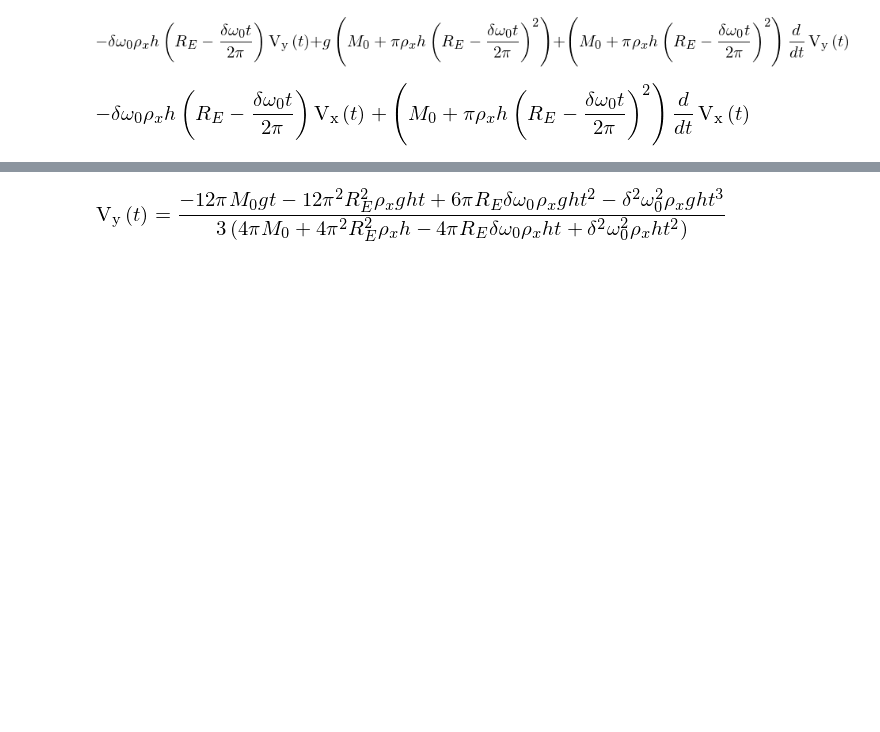
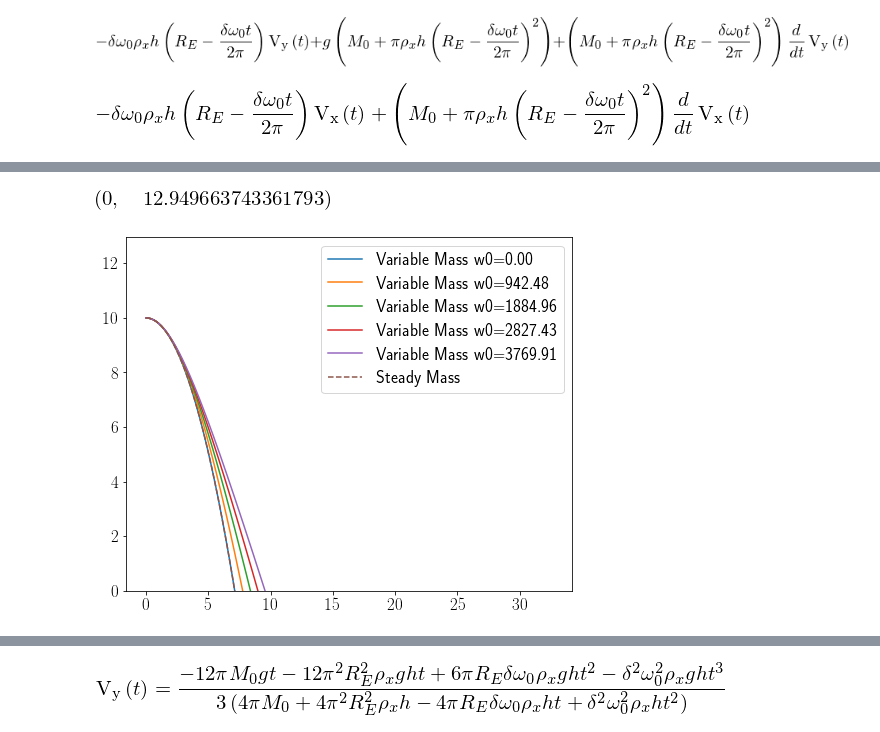
Before and after one commit to UoAACG/WorkshopNotebooks, a Jupyter notebook: Garcia.ipynb, the cells around one changed output, grey strips where cells are left out. Drawn from its saved outputs; the diff is of its cells as text; code cells hidden in the pictures; blank space fills up the shorter version.

```diff
--- a/Garcia.ipynb
+++ b/Garcia.ipynb
@@ -73,0 +109,46 @@ sm.classify_ode(eqy)
+# %%
+def r(theta0=45.,tend=4.,friction=0.01,angular=0.5*2*np.pi):
+    w=w0*t
+    k= sm.integrate(w,t)/(2*sm.pi)
+    Rex=Re-d*k
+    R=R0+Rex
+    M=M0+rhox*h*sm.pi*Rex**2
+    eqy=sm.diff(Vy*M,t)+M*g+a*R*Vy
+    eqx=sm.diff(Vx*M,t)+a*R*Vx
+    dVy=sm.solve(eqy,sm.diff(Vy))[0]
+    dVx=sm.solve(eqx,sm.diff(Vx))[0]
+    subk={R0:0.02,h:0.1,g:9.86,M0:0.050,w0:angular,d:0.0001,u0:5.0,rhox:500.,Re:0.05,y0:10.,a:friction}
+    dVyn=sm.lambdify((Vy,t),dVy.subs(subk))
+    dVxn=sm.lambdify((Vx,t),dVx.subs(subk))
+    def DX(y,t):
+        x,v=y
+        dydt=[v,dVxn(v,t)]
+        return dydt
+    def DY(y,t):
+        y,v=y
+        dydt=[v,dVyn(v,t)]
+        return dydt
+    #Rn=sm.lambdify(t,R.subs(subk))
+    Mn=sm.lambdify(t,M.subs(subk))
+    V0y=sub[u0]*np.sin(theta0)
+    V0x=sub[u0]*np.cos(theta0)
+    tt=np.linspace(0,tend)
+    solx=odeint(DX,y0=[0.,V0x],t=tt)
+    soly=odeint(DY,y0=[subk[y0],V0y],t=tt)
+    return tt,solx[:,0],soly[:,0],Mn(tt)
+# %%
+#for theta0 in np.linspace(0,0.75,5)*0.5*np.pi:
+#for fr in np.linspace(0,1.,5):
+for wr in np.linspace(0,600.,5)*2*np.pi:
+    #tt,xx,yy,MM=r(tend=5,friction=0.0001,theta0=theta0)
+    #plt.plot(xx,yy,label=r'Variable Mass $\theta _0={:.2}\pi$'.format(theta0/np.pi))
+#     tt,xx,yy,MM=r(tend=2,friction=fr,theta0=0.,angular=2*np.pi)
+#     plt.plot(xx,yy,label=r'Variable Mass a={:.2}'.format(fr))
+    tt,xx,yy,MM=r(tend=2,friction=0.,theta0=0.,angular=wr)
+    plt.plot(xx,yy,label=r'Variable Mass w0={:.2f}'.format(wr))
+plt.plot(5.0*tt,10.-(9.86/2.)*tt**2,'--',label='Steady Mass') #apli boli
+plt.legend()
+plt.ylim(0,None)
+# %% [output]
+[figure, added]
+[figure, added]
```
Also changed, not shown: parts of 41 cells of this notebook, 5 other files.
